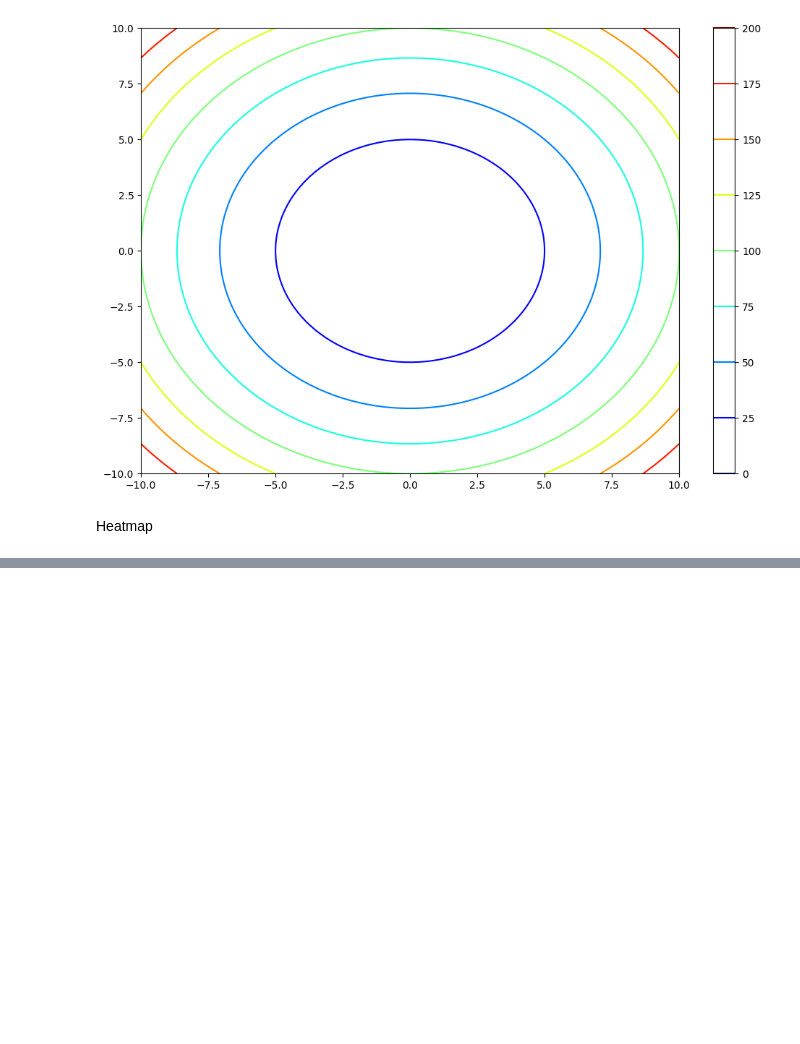
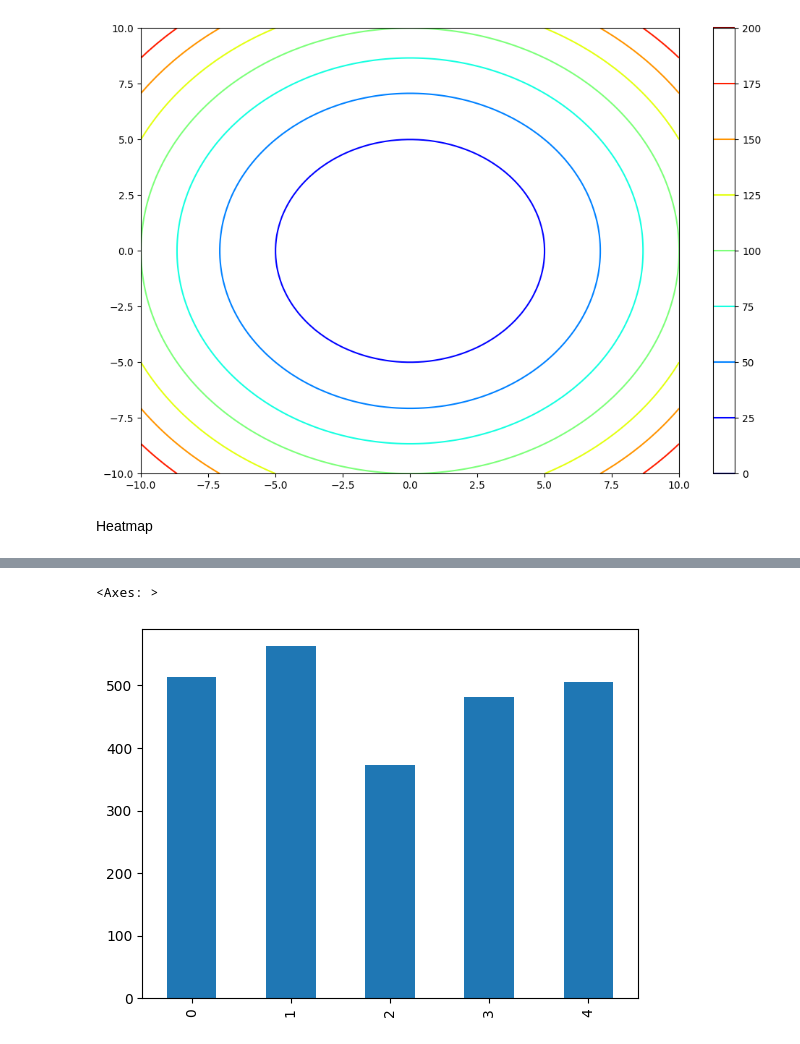
Before and after one commit to Prathambiradr12345/Machine-_learning, a Jupyter notebook: AdvancedMatplotlib.ipynb, the cells around one changed output, grey strips where cells are left out. Saved outputs shown, nothing was run; the diff lists cells and outputs as text; code cells hidden in the pictures; blank space fills up the shorter version.

```diff
--- a/AdvancedMatplotlib.ipynb
+++ b/AdvancedMatplotlib.ipynb
@@ -319,0 +368,2 @@ plt.colorbar()
+# %%
+te=pd.read_csv('batsman_season_record.csv')
@@ -319,0 +379,5 @@ plt.colorbar()
+# %%
+te['2015'].plot(kind='bar')
+# %% [output]
+<Axes: >
+[figure, added]
```
Also changed, not shown: parts of 20 cells of this notebook.
